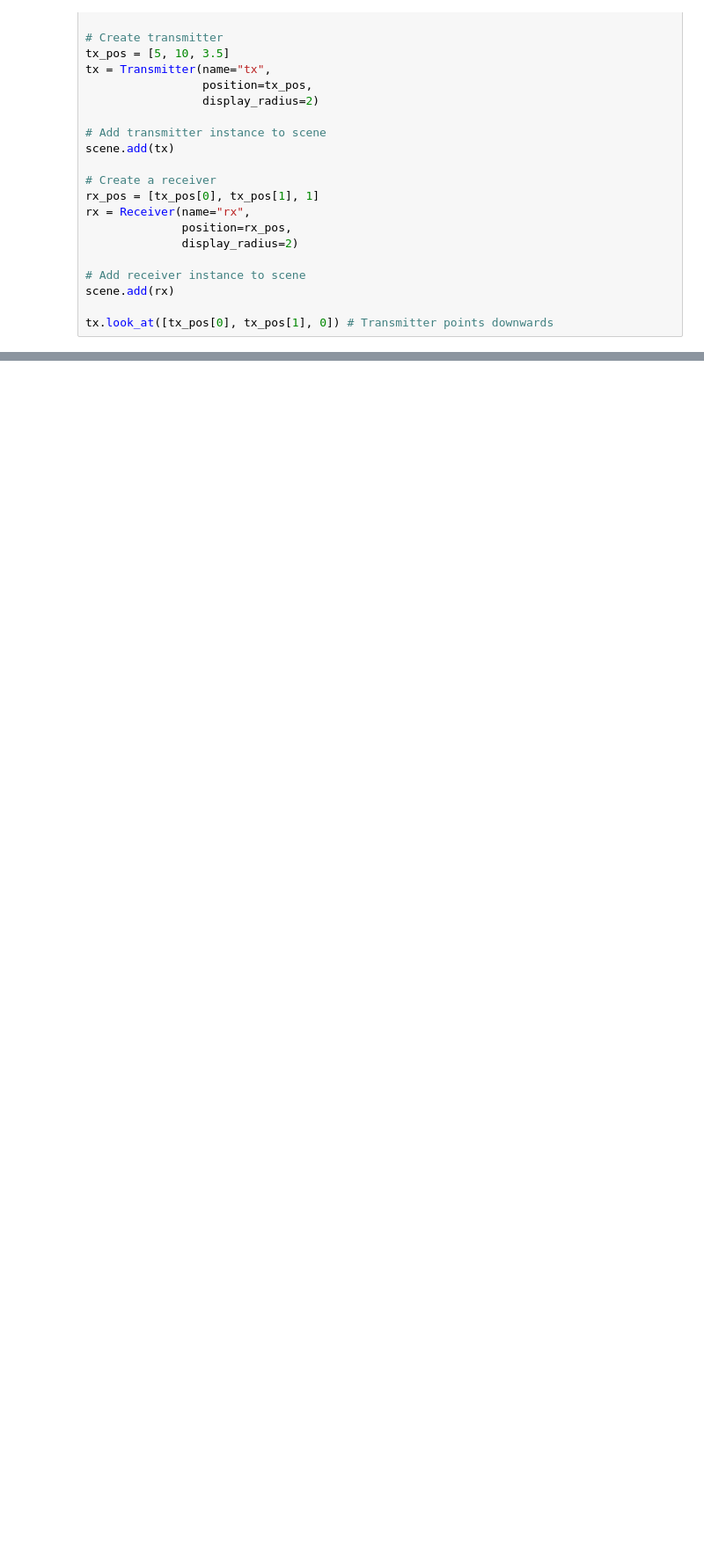
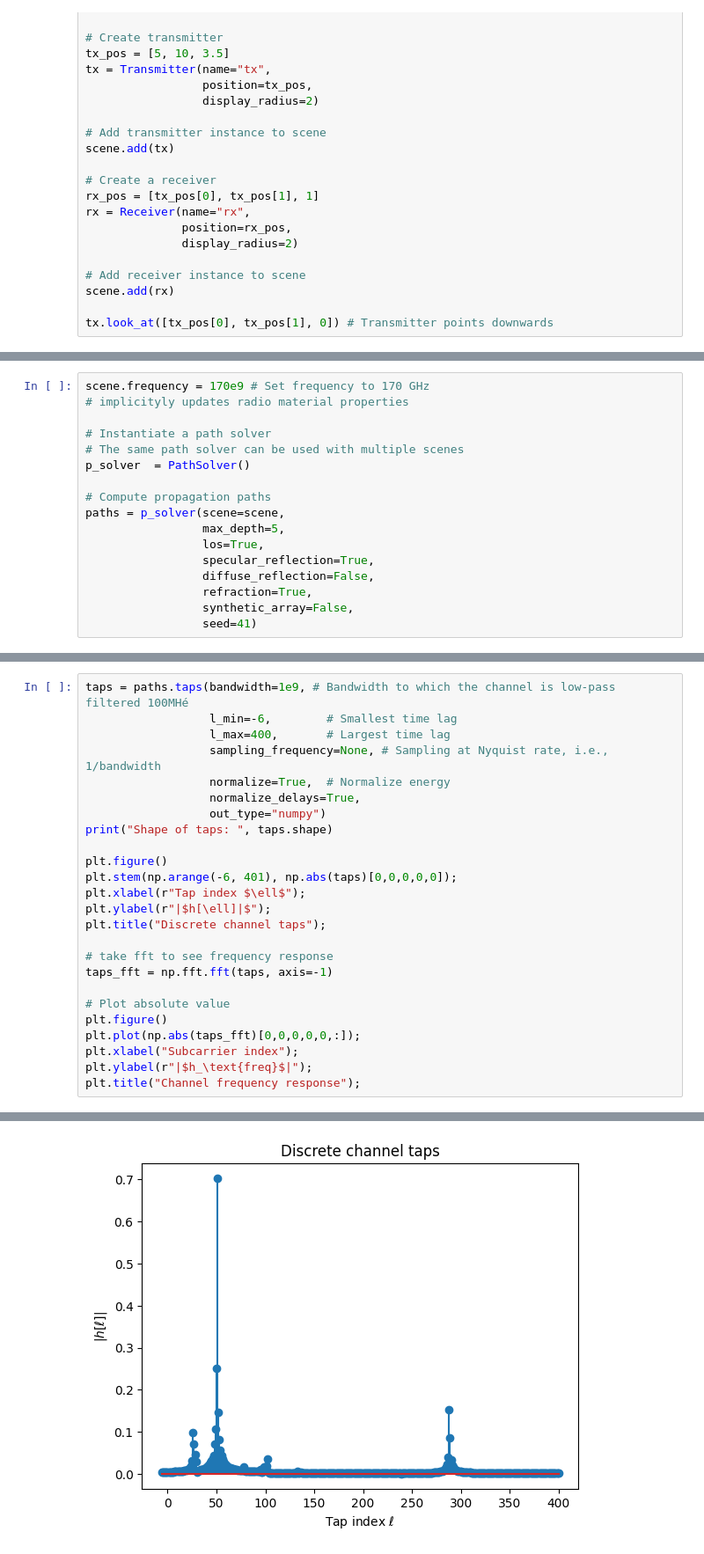
Before and after one commit to 6GTandem/6GTandem_RT_server, a Jupyter notebook: office_RT.ipynb, the cells around one changed output, grey strips where cells are left out. Shown: that part at 88% size. Drawn from its saved outputs; the diff is of its cells as text; blank space fills up the shorter version.

```diff
--- a/office_RT.ipynb
+++ b/office_RT.ipynb
@@ -213,0 +196,17 @@ HBox(children=(Renderer(camera=PerspectiveCamera(aspect=1.31, children=(Directio
+# %%
+scene.frequency = 170e9 # Set frequency to 170 GHz
+# implicityly updates radio material properties
+
+# Instantiate a path solver
+# The same path solver can be used with multiple scenes
+p_solver  = PathSolver()
+
+# Compute propagation paths
+paths = p_solver(scene=scene,
+                 max_depth=5,
+                 los=True,
+                 specular_reflection=True,
+                 diffuse_reflection=False,
+                 refraction=True,
+                 synthetic_array=False,
+                 seed=41)
@@ -213,0 +217,26 @@ HBox(children=(Renderer(camera=PerspectiveCamera(aspect=1.31, children=(Directio
+# %%
+taps = paths.taps(bandwidth=1e9, # Bandwidth to which the channel is low-pass filtered 100MHé
+                  l_min=-6,        # Smallest time lag
+                  l_max=400,       # Largest time lag
+                  sampling_frequency=None, # Sampling at Nyquist rate, i.e., 1/bandwidth
+                  normalize=True,  # Normalize energy
+                  normalize_delays=True,
+                  out_type="numpy")
+print("Shape of taps: ", taps.shape)
+
+plt.figure()
+plt.stem(np.arange(-6, 401), np.abs(taps)[0,0,0,0,0]);
+plt.xlabel(r"Tap index $\ell$");
+plt.ylabel(r"|$h[\ell]|$");
+plt.title("Discrete channel taps");
+
+# take fft to see frequency response
+taps_fft = np.fft.fft(taps, axis=-1)
+
+# Plot absolute value
+plt.figure()
+plt.plot(np.abs(taps_fft)[0,0,0,0,0,:]);
+plt.xlabel("Subcarrier index");
+plt.ylabel(r"|$h_\text{freq}$|");
+plt.title("Channel frequency response");
+# %% [output]
@@ -213,0 +244 @@ HBox(children=(Renderer(camera=PerspectiveCamera(aspect=1.31, children=(Directio
+[figure, added]
```
Also changed, not shown: parts of 6 cells of this notebook.
